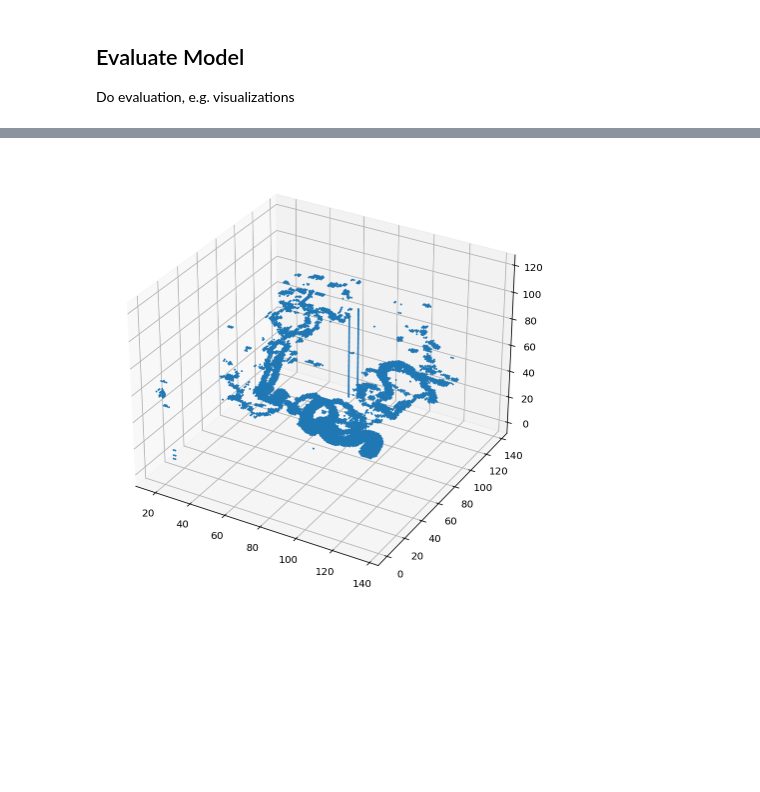
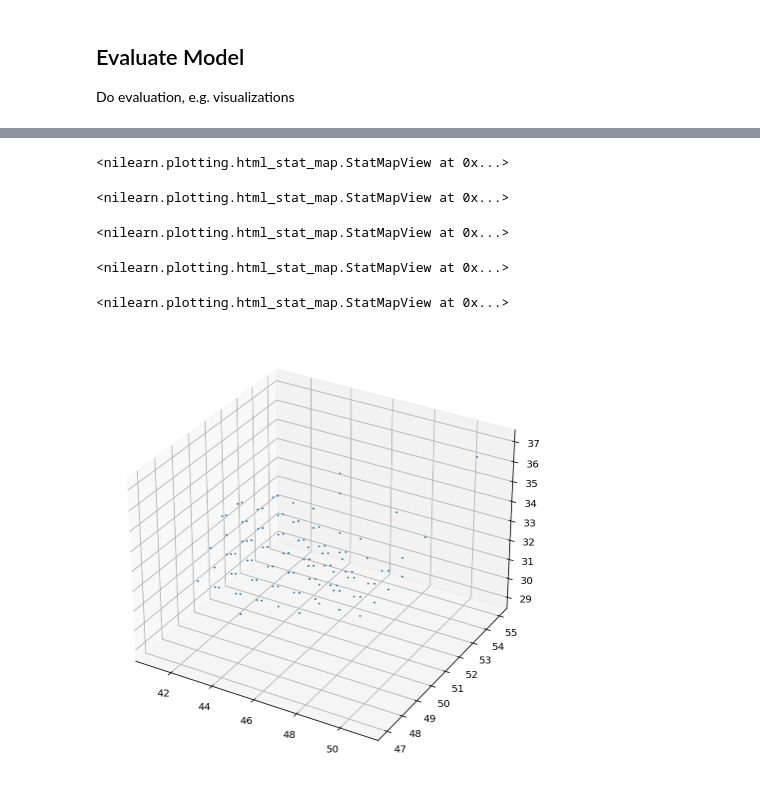
Before and after one commit to MarkusMartinMueller/ML_in_MIP, a Jupyter notebook: develop/markus/testmodel.ipynb, the cells around one changed output, grey strips where cells are left out. Cells and saved outputs as stored; diff of their text form; code cells hidden in the pictures; blank space fills up the shorter version.

```diff
--- a/develop/markus/testmodel.ipynb
+++ b/develop/markus/testmodel.ipynb
@@ -365,7 +327,10 @@ model = exp.artifacts["model"]
 # %%
-model = unet_grid_attention_3D(feature_scale=4, n_classes=2, is_deconv=True, in_channels=1,
-                 nonlocal_mode='concatenation', attention_dsample=(2,2,2), is_batchnorm=True)
-PATH = "/group/cake/our-git-project/experiments/2021-07-05-23-19-28_mask-pytorch-attention-unet/Attention_Unet_Attention_Unet_45000.pt"
+#model = unet_3D(feature_scale=1, n_classes=2, is_deconv=True, in_channels=1,
+                 #is_batchnorm=True)
+
+model = unet_grid_attention_3D(feature_scale=4, n_classes=2, is_deconv=True, in_channels=1,nonlocal_mode='concatenation', attention_dsample=(2,2,2), is_batchnorm=True)
+PATH = "/group/cake/our-git-project/experiments/2021-07-11-11-16-21_mask-pytorch-attention-unet/Attention_Unet_Attention_Unet_672.pt"
+
 device = torch.device('cpu')
 
 
@@ -390,0 +488,2 @@ predictions = predict(model, test_loader, apply_softmax=False )
+# %%
+predictions = np.load("/group/cake/our-git-project/develop/markus/preds_attention_ramona_672.npy",allow_pickle=True)
@@ -398,0 +495,2 @@ p = np.load("/group/cake/our-git-project/develop/markus/predictions.npy")
+# %%
+uni = patch_unifier_alternativ(preds,9,most_commen_shape,64)
@@ -521,2 +504,0 @@ def patch_unifier_alternativ(list_patches,size_test_set,most_common_shape,patch_
-# %%
-uni = patch_unifier_alternativ(preds,9,(139,139,120),64)
@@ -552,14 +552,64 @@ nip.view_img(
+# %%
+nip.view_img(
+    nib.Nifti1Image(uni_labels[0], np.eye(4)),
+    symmetric_cmap=False,
+    cmap="Greys_r",
+    bg_img=False,
+    black_bg=True,
+    threshold=1e-03,
+    draw_cross=False
+)
+# %% [output]
+<nilearn.plotting.html_stat_map.StatMapView at 0x...>
 # %%
 idx = 0
 nip.view_img(
-    nib.Nifti1Image(labels_test[0], np.eye(4)),
+    nib.Nifti1Image(uni[8], np.eye(4)),
     symmetric_cmap=False,
     cmap="Greys_r",
     bg_img=False,
     black_bg=True,
     threshold=1e-03,
     draw_cross=False)
+# %% [output]
+<nilearn.plotting.html_stat_map.StatMapView at 0x...>
+# %%
+nip.view_img(
+    nib.Nifti1Image(uni_labels[8], np.eye(4)),
+    symmetric_cmap=False,
+    cmap="Greys_r",
+    bg_img=False,
+    black_bg=True,
+    threshold=1e-03,
+    draw_cross=False
+)
+# %% [output]
+<nilearn.plotting.html_stat_map.StatMapView at 0x...>
+# %%
+nip.view_img(
+    nib.Nifti1Image(uni_probs[1], np.eye(4)),
+    symmetric_cmap=False,
+    cmap="Greys_r",
+    bg_img=False,
+    black_bg=True,
+    threshold=1e-03,
+    draw_cross=False
+)
+# %% [output]
+<nilearn.plotting.html_stat_map.StatMapView at 0x...>
+# %%
+nip.view_img(
+    nib.Nifti1Image(uni_labels[1], np.eye(4)),
+    symmetric_cmap=False,
+    cmap="Greys_r",
+    bg_img=False,
+    black_bg=True,
+    threshold=1e-03,
+    draw_cross=False
+)
+# %% [output]
+<nilearn.plotting.html_stat_map.StatMapView at 0x...>
 # %%
-evaluation.draw_mask_3d(uni[5],markersize = 0.8)
+evaluation.draw_mask_3d(uni[0],markersize = 0.8)
 # %% [output]
-[figure, old version]
+[figure, new version]
```
Also changed, not shown: parts of 44 cells of this notebook, 6 other files.
